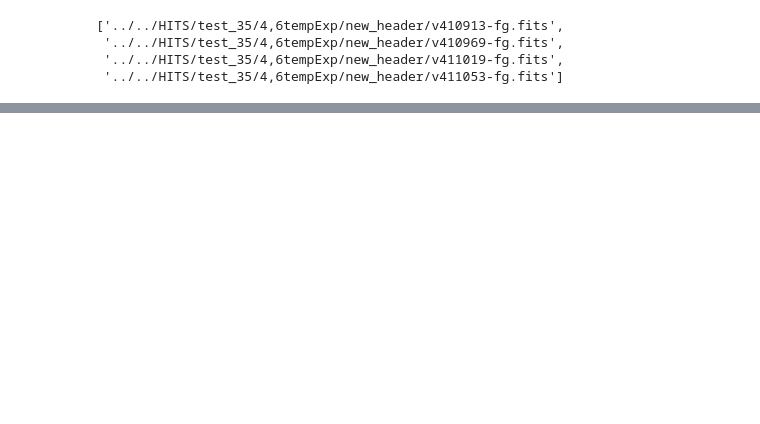
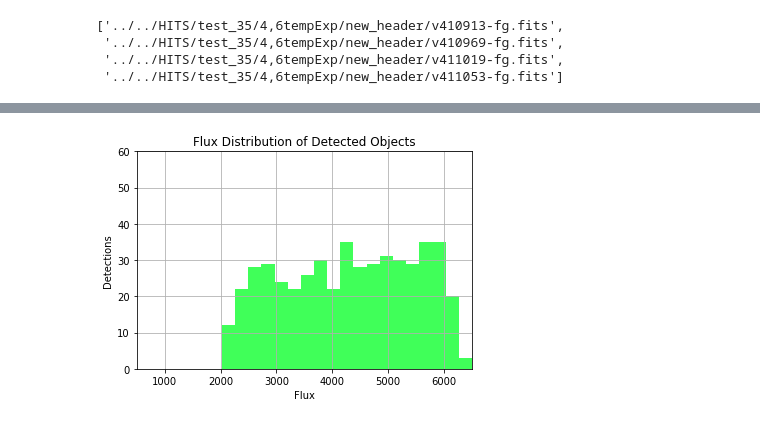
Before and after one commit to dirac-institute/kbmod, a Jupyter notebook: notebooks/HITS_Main_Belt_Example.ipynb, the cells around one changed output, grey strips where cells are left out. Saved outputs shown, nothing was run; the diff lists cells and outputs as text; code cells hidden in the pictures; blank space fills up the shorter version.

```diff
--- a/notebooks/HITS_Main_Belt_Example.ipynb
+++ b/notebooks/HITS_Main_Belt_Example.ipynb
@@ -157,0 +331,21 @@ match_trajectories(results, results_key, 0.01)
+# %%
+def plot_histogram(results_to_plt, bins, x_rng, y_rng, name, title, color):
+# the histogram of the data
+    n, bins, patches = plt.hist(np.array(results_to_plt), bins, normed=0, facecolor=color, alpha=0.75)
+
+    # add a 'best fit' line
+    #y = mlab.normpdf( bins, mu, sigma)
+    #l = plt.plot(bins, y, 'r--', linewidth=1)
+
+    plt.xlabel(name)
+    plt.ylabel('Detections')
+    plt.title(title)
+    plt.axis([*x_rng, *y_rng])
+    plt.grid(True)
+
+    plt.show()
+# %%
+plot_histogram([t.flux for t in results_to_plot], 20,
+flux_range, (0,60), 'Flux', 'Flux Distribution of Detected Objects', '#00ff22')
+# %% [output]
+[figure, added]
```
Also changed, not shown: parts of 33 cells of this notebook, 1 other file.
